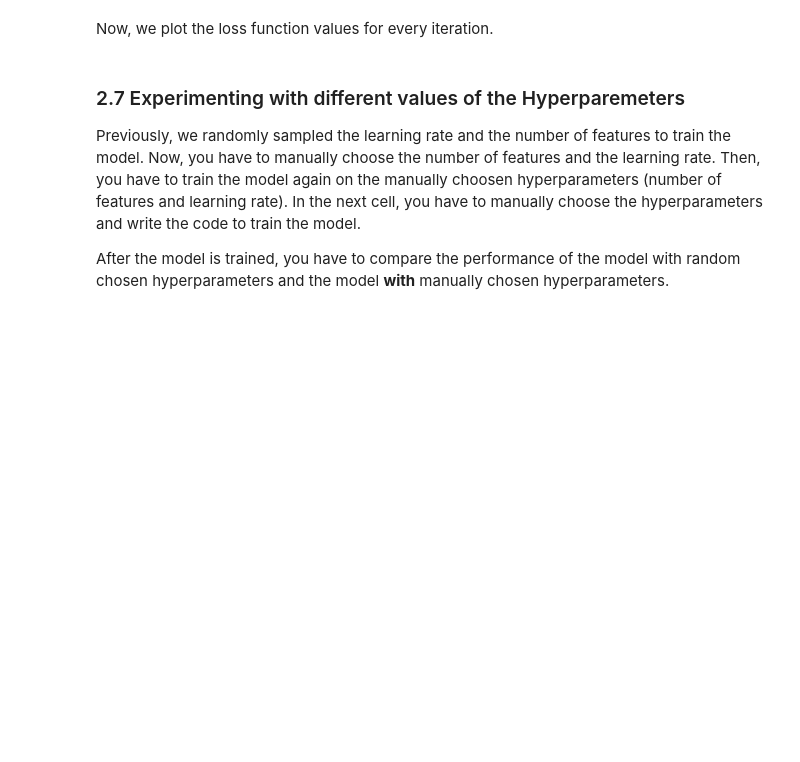
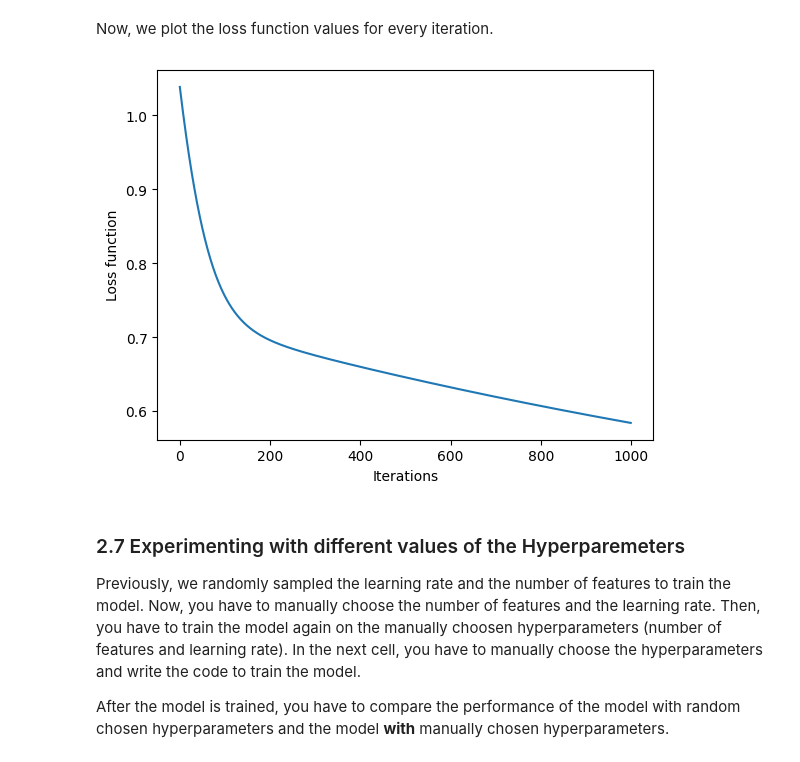
Before and after one commit to jatinsm2023/SEMESTER-5-2024-CS, a Jupyter notebook: ML/Assignments/ML_Assignment_1/ML_Assignment_1.ipynb, the cells around one changed output. Cells and saved outputs as stored; diff of their text form; code cells hidden in the pictures; blank space fills up the shorter version.

```diff
--- a/ML/Assignments/ML_Assignment_1/ML_Assignment_1.ipynb
+++ b/ML/Assignments/ML_Assignment_1/ML_Assignment_1.ipynb
@@ -717,7 +736,12 @@ def loss_function(X, y, w, b):
 
  total_cost = 0
  ### START CODE HERE ###
+ for i in range(m):
+  z = np.dot(X[i],w)+b
+  fx = sigmoid(z)
+  total_cost+=(-y[i]*np.log(fx))-((1-y[i])*(np.log(1-fx)))
 
+ total_cost/=m
  ### END CODE HERE ###
 
  return total_cost
@@ -761,10 +785,20 @@ def compute_gradient_logistic_regression(X, y, w, b):
     """
     m, n = X.shape
     dj_dw = np.zeros(w.shape)
-    dj_db = 0
+
+    dj_db = 0.0
 
     ### START CODE HERE ###
+    for i in range(m):
+        z = np.dot(X[i],w)+b
+        fx = sigmoid(z)
+        loss =  fx-y[i]
+        for j in range(n):
+            dj_dw[j]+=loss*X[i,j]
+        dj_db += loss
 
+    dj_db/=m
+    dj_dw/=m
     ### END CODE HERE ###
 
 
@@ -811,7 +845,17 @@ def batch_gradient_descent_logistic_regression(X, y, w_in, b_in, alpha, num_iter
     loss_hist = []
 
     ### START CODE HERE ###
+    for i in range(num_iters):
+        db,dw = compute_gradient_logistic_regression(X,y,w_in,b_in)
 
+        w_in -= dw*alpha
+        b_in -= db*alpha
+
+        loss  = loss_function(X,y,w_in,b_in)
+        loss_hist.append(loss)
+
+        if i%100 == 0:
+            print(f"Iteration {i}, loss= {loss}")
 
     ### END CODE HERE ###
 
@@ -824,7 +868,7 @@ Now you have to intialize the model parameters ($w$ and $b$) and learning rate (
 ## set the last two digits of your roll number as the random seed
 random_seed = None
 ### START CODE HERE ###
-random_seed = 15
+random_seed = 32
 ### END CODE HERE ###
 np.random.seed(random_seed)
 
@@ -846,7 +890,9 @@ def initialize_parameters():
     alpha = None
 
     ### START CODE HERE ###
-
+    initial_w = np.random.randn(X_train.shape[1])
+    initial_b = np.random.randn()
+    alpha= np.random.uniform(0.01,0.09)
     ### END CODE HERE ###
 
     return initial_w,initial_b,alpha
@@ -906,11 +973,13 @@ Now, we plot the loss function values for every iteration.
 # %%
 # PLotting the loss values for every training iterations
 
-loss_plot = [loss_hist[i][0][0] for i in range(len(loss_hist))]
+loss_plot = [loss_hist[i] for i in range(len(loss_hist))]
 plt.xlabel("Iterations")
 plt.ylabel("Loss function")
 plt.plot(loss_plot)
 plt.show()
+# %% [output]
+[figure, added]
 # %% [markdown]
 ### 2.7 Experimenting with different values of the Hyperparemeters
 
```
Also changed, not shown: parts of 17 cells of this notebook, 3 other files.
